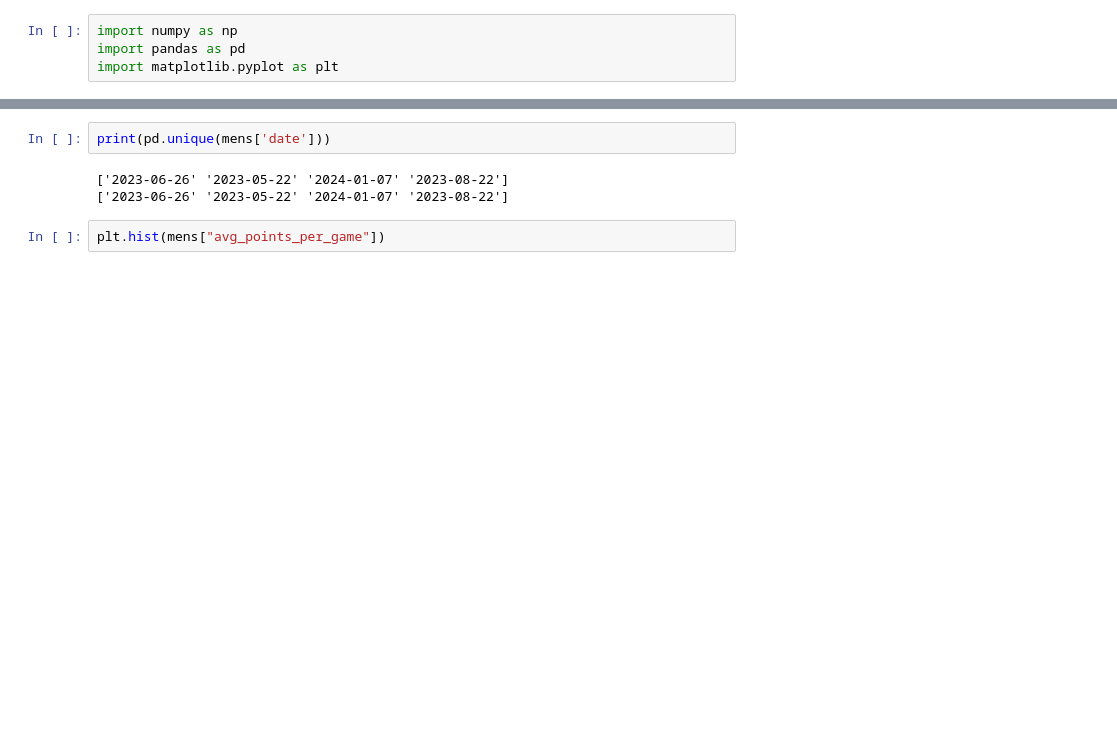
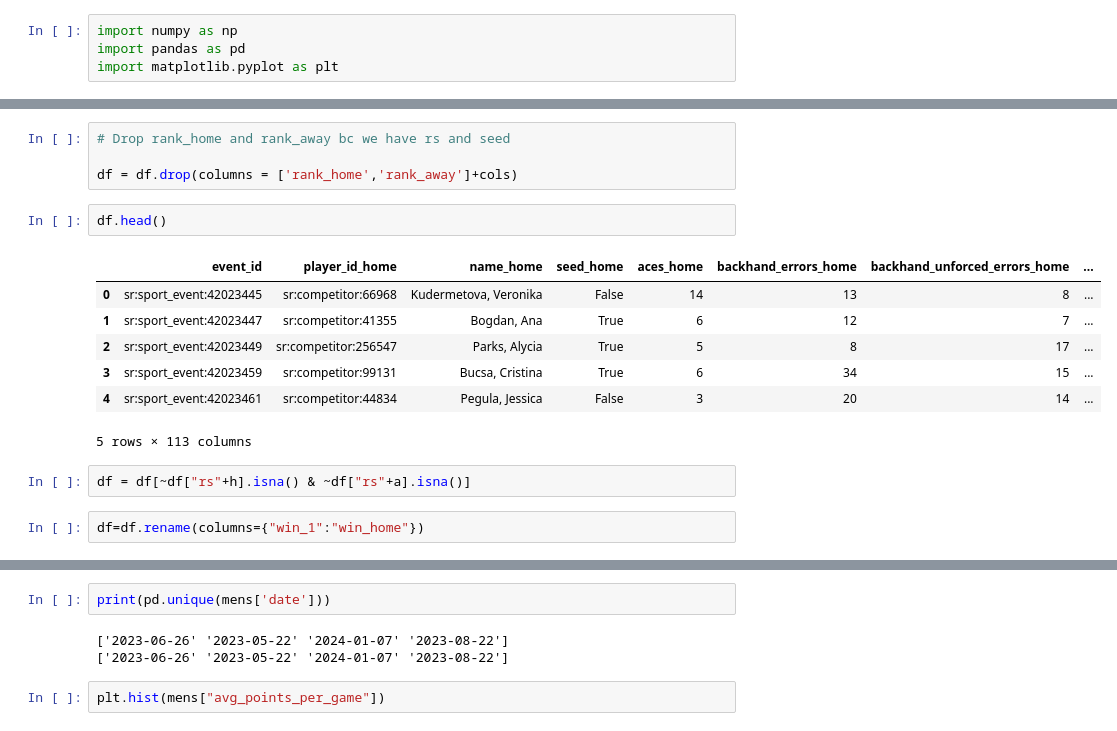
Before and after one commit to scharfsteina/mds-final, a Jupyter notebook: cleaning.ipynb, the cells around one changed output, grey strips where cells are left out. Saved outputs shown, nothing was run; the diff lists cells and outputs as text; blank space fills up the shorter version.

```diff
--- a/eda.ipynb
+++ b/cleaning.ipynb
@@ -48,0 +49,18 @@ max_games_in_a_row
+# %%
+# Drop rank_home and rank_away bc we have rs and seed
+
+df = df.drop(columns = ['rank_home','rank_away']+cols)
+# %%
+df.head()
+# %% [output]
+|  | event_id | player_id_home | name_home | seed_home | aces_home | backhand_errors_home | backhand_unforced_errors_home | ... |
+| 0 | sr:sport_event:42023445 | sr:competitor:66968 | Kudermetova, Veronika | False | 14 | 13 | 8 | ... |
+| 1 | sr:sport_event:42023447 | sr:competitor:41355 | Bogdan, Ana | True | 6 | 12 | 7 | ... |
+| 2 | sr:sport_event:42023449 | sr:competitor:256547 | Parks, Alycia | True | 5 | 8 | 17 | ... |
+| 3 | sr:sport_event:42023459 | sr:competitor:99131 | Bucsa, Cristina | True | 6 | 34 | 15 | ... |
+| 4 | sr:sport_event:42023461 | sr:competitor:44834 | Pegula, Jessica | False | 3 | 20 | 14 | ... |
+5 rows × 113 columns
+# %%
+df = df[~df["rs"+h].isna() & ~df["rs"+a].isna()]
+# %%
+df=df.rename(columns={"win_1":"win_home"})
```
Also changed, not shown: parts of 13 cells of this notebook, 1 other file.
